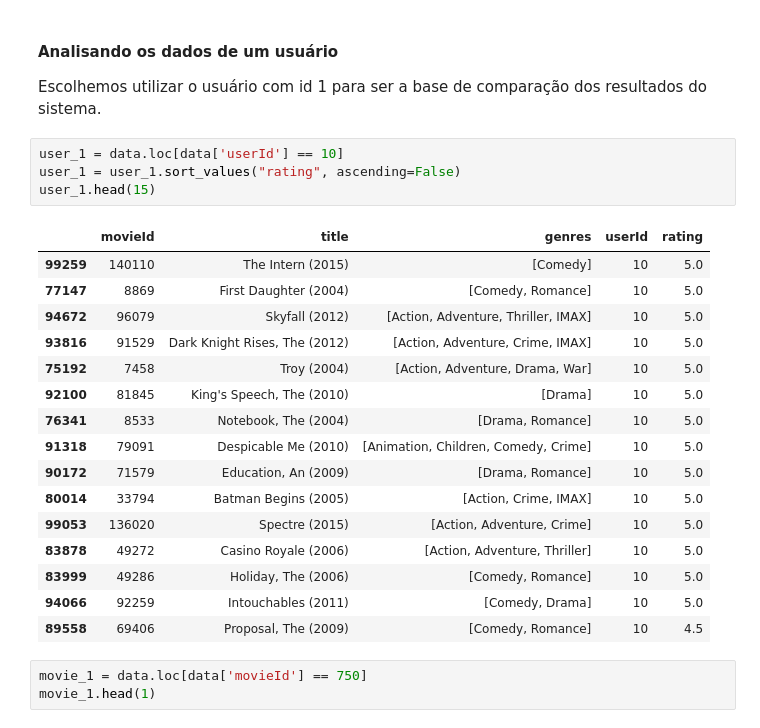
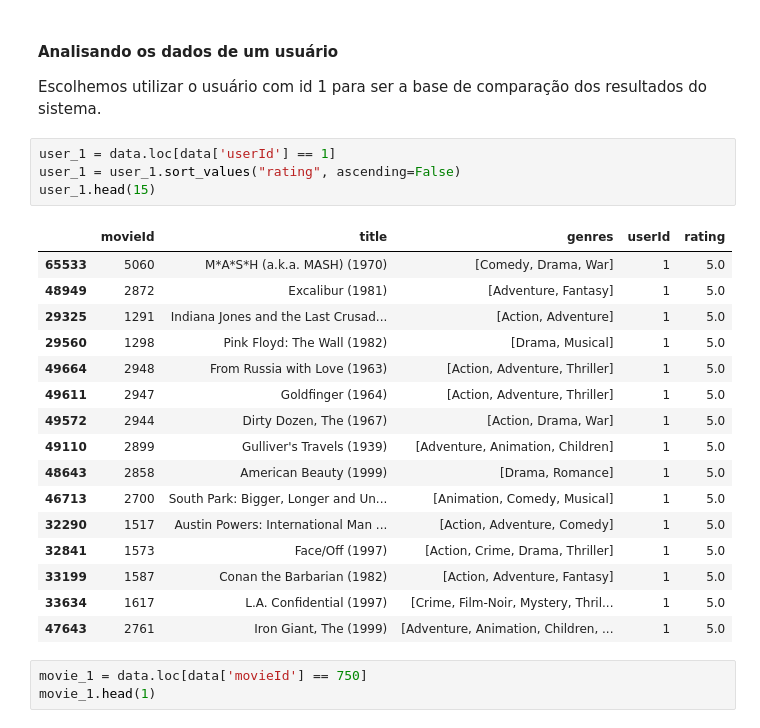
Before and after one commit to laracolorida/movie-match, a Jupyter notebook: data_pipeline.ipynb, the cells around one changed output. Saved outputs shown, nothing was run; the diff lists cells and outputs as text.

```diff
--- a/data_pipeline.ipynb
+++ b/data_pipeline.ipynb
@@ -200,26 +183,26 @@ plt.show()
 
 Escolhemos utilizar o usuário com id 1 para ser a base de comparação dos resultados do sistema.
 # %%
-user_1 = data.loc[data['userId'] == 10]
+user_1 = data.loc[data['userId'] == 1]
 user_1 = user_1.sort_values("rating", ascending=False)
 user_1.head(15)
 # %% [output]
 |  | movieId | title | genres | userId | rating |
-| 99259 | 140110 | The Intern (2015) | [Comedy] | 10 | 5.0 |
-| 77147 | 8869 | First Daughter (2004) | [Comedy, Romance] | 10 | 5.0 |
-| 94672 | 96079 | Skyfall (2012) | [Action, Adventure, Thriller, IMAX] | 10 | 5.0 |
-| 93816 | 91529 | Dark Knight Rises, The (2012) | [Action, Adventure, Crime, IMAX] | 10 | 5.0 |
-| 75192 | 7458 | Troy (2004) | [Action, Adventure, Drama, War] | 10 | 5.0 |
-| 92100 | 81845 | King's Speech, The (2010) | [Drama] | 10 | 5.0 |
-| 76341 | 8533 | Notebook, The (2004) | [Drama, Romance] | 10 | 5.0 |
-| 91318 | 79091 | Despicable Me (2010) | [Animation, Children, Comedy, Crime] | 10 | 5.0 |
-| 90172 | 71579 | Education, An (2009) | [Drama, Romance] | 10 | 5.0 |
-| 80014 | 33794 | Batman Begins (2005) | [Action, Crime, IMAX] | 10 | 5.0 |
-| 99053 | 136020 | Spectre (2015) | [Action, Adventure, Crime] | 10 | 5.0 |
-| 83878 | 49272 | Casino Royale (2006) | [Action, Adventure, Thriller] | 10 | 5.0 |
-| 83999 | 49286 | Holiday, The (2006) | [Comedy, Romance] | 10 | 5.0 |
-| 94066 | 92259 | Intouchables (2011) | [Comedy, Drama] | 10 | 5.0 |
-| 89558 | 69406 | Proposal, The (2009) | [Comedy, Romance] | 10 | 4.5 |
+| 65533 | 5060 | M*A*S*H (a.k.a. MASH) (1970) | [Comedy, Drama, War] | 1 | 5.0 |
+| 48949 | 2872 | Excalibur (1981) | [Adventure, Fantasy] | 1 | 5.0 |
+| 29325 | 1291 | Indiana Jones and the Last Crusad... | [Action, Adventure] | 1 | 5.0 |
+| 29560 | 1298 | Pink Floyd: The Wall (1982) | [Drama, Musical] | 1 | 5.0 |
+| 49664 | 2948 | From Russia with Love (1963) | [Action, Adventure, Thriller] | 1 | 5.0 |
+| 49611 | 2947 | Goldfinger (1964) | [Action, Adventure, Thriller] | 1 | 5.0 |
+| 49572 | 2944 | Dirty Dozen, The (1967) | [Action, Drama, War] | 1 | 5.0 |
+| 49110 | 2899 | Gulliver's Travels (1939) | [Adventure, Animation, Children] | 1 | 5.0 |
+| 48643 | 2858 | American Beauty (1999) | [Drama, Romance] | 1 | 5.0 |
+| 46713 | 2700 | South Park: Bigger, Longer and Un... | [Animation, Comedy, Musical] | 1 | 5.0 |
+| 32290 | 1517 | Austin Powers: International Man ... | [Action, Adventure, Comedy] | 1 | 5.0 |
+| 32841 | 1573 | Face/Off (1997) | [Action, Crime, Drama, Thriller] | 1 | 5.0 |
+| 33199 | 1587 | Conan the Barbarian (1982) | [Action, Adventure, Fantasy] | 1 | 5.0 |
+| 33634 | 1617 | L.A. Confidential (1997) | [Crime, Film-Noir, Mystery, Thril... | 1 | 5.0 |
+| 47643 | 2761 | Iron Giant, The (1999) | [Adventure, Animation, Children, ... | 1 | 5.0 |
 # %%
 movie_1 = data.loc[data['movieId'] == 750]
 movie_1.head(1)
```
Also changed, not shown: parts of 9 cells of this notebook, 4 other files.
